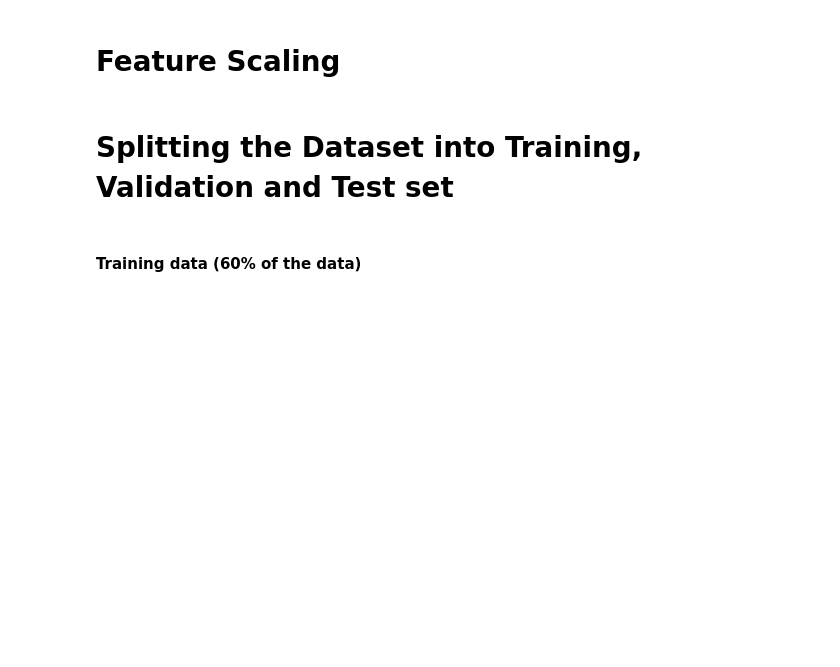
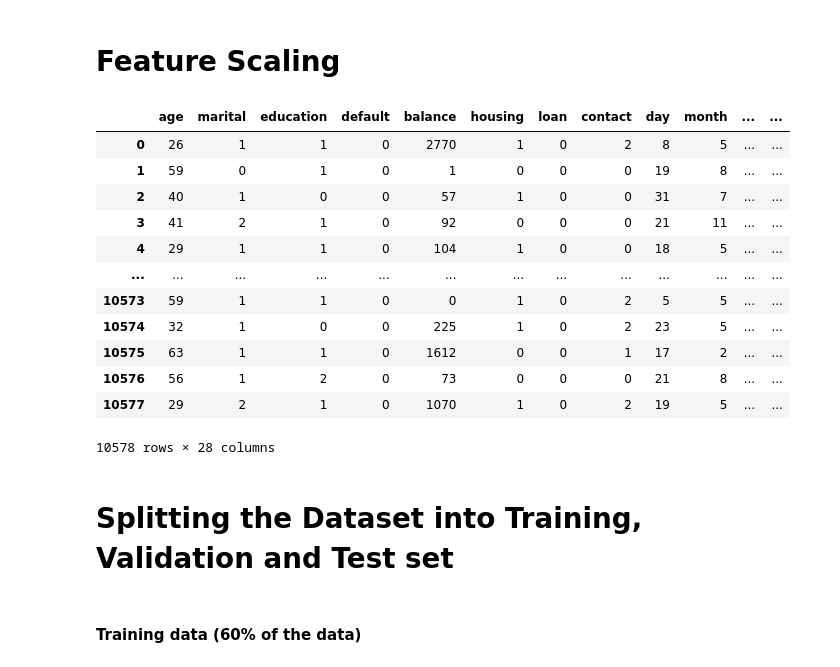
Before and after one commit to XavierCharlie/ML_Assignment, a Jupyter notebook: Logistic Regression.ipynb, the cells around one changed output. Cells and saved outputs as stored; diff of their text form; code cells hidden in the pictures; blank space fills up the shorter version.

```diff
--- a/Logistic Regression.ipynb
+++ b/Logistic Regression.ipynb
@@ -138,16 +138,28 @@ df.iloc[:,7] = loan.fit_transform(df.iloc[:,7])
 ##--scaling column(month)=> 'jan'=1,'feb'=2, 'mar'=3,...,'dec'=12
 month = df.iloc[:,10].replace(['jan','feb','mar','apr','may','jun','jul','aug','sep','oct','nov','dec'],[1,2,3,4,5,6,7,8,9,10,11,12])
 df.iloc[:,10] = month
-# %%
-##--scaling column(job)=>
-#['admin.'=1, 'blue-collar'=2, 'entrepreneur'=3, 'housemaid'=4, 'management'=5,
-#'retired'=6, 'self-employed'=7, 'services'=8, 'student'=9, 'technician'=10,
-#'unemployed'=11, 'unknown'=12]
-
-job = df.iloc[:,1].replace(['admin.', 'blue-collar', 'entrepreneur', 'housemaid', 'management',
-       'retired', 'self-employed', 'services', 'student', 'technician',
-       'unemployed', 'unknown'],[1,2,3,4,5,6,7,8,9,10,11,12])
-df.iloc[:,1] = job
+# %%
+##--scaling column(job)
+job = OneHotEncoder()
+job_cols = job.fit_transform(df.job.values.reshape(-1,1)).toarray()
+df_job = pd.DataFrame(job_cols,columns=["job_"+ str(int(i)) for i in range(job_cols.shape[1])])
+df = pd.concat([df,df_job], axis=1)
+df = df.drop(['job'], axis=1)
+df
+# %% [output]
+|  | age | marital | education | default | balance | housing | loan | contact | day | month | ... | ... |
+| 0 | 26 | 1 | 1 | 0 | 2770 | 1 | 0 | 2 | 8 | 5 | ... | ... |
+| 1 | 59 | 0 | 1 | 0 | 1 | 0 | 0 | 0 | 19 | 8 | ... | ... |
+| 2 | 40 | 1 | 0 | 0 | 57 | 1 | 0 | 0 | 31 | 7 | ... | ... |
+| 3 | 41 | 2 | 1 | 0 | 92 | 0 | 0 | 0 | 21 | 11 | ... | ... |
+| 4 | 29 | 1 | 1 | 0 | 104 | 1 | 0 | 0 | 18 | 5 | ... | ... |
+| ... | ... | ... | ... | ... | ... | ... | ... | ... | ... | ... | ... | ... |
+| 10573 | 59 | 1 | 1 | 0 | 0 | 1 | 0 | 2 | 5 | 5 | ... | ... |
+| 10574 | 32 | 1 | 0 | 0 | 225 | 1 | 0 | 2 | 23 | 5 | ... | ... |
+| 10575 | 63 | 1 | 1 | 0 | 1612 | 0 | 0 | 1 | 17 | 2 | ... | ... |
+| 10576 | 56 | 1 | 2 | 0 | 73 | 0 | 0 | 0 | 21 | 8 | ... | ... |
+| 10577 | 29 | 2 | 1 | 0 | 1070 | 1 | 0 | 2 | 19 | 5 | ... | ... |
+10578 rows × 28 columns
 # %% [markdown]
 # Splitting the Dataset into Training, Validation and Test set
 # %% [markdown]
```
Also changed, not shown: parts of 2 cells of this notebook.
